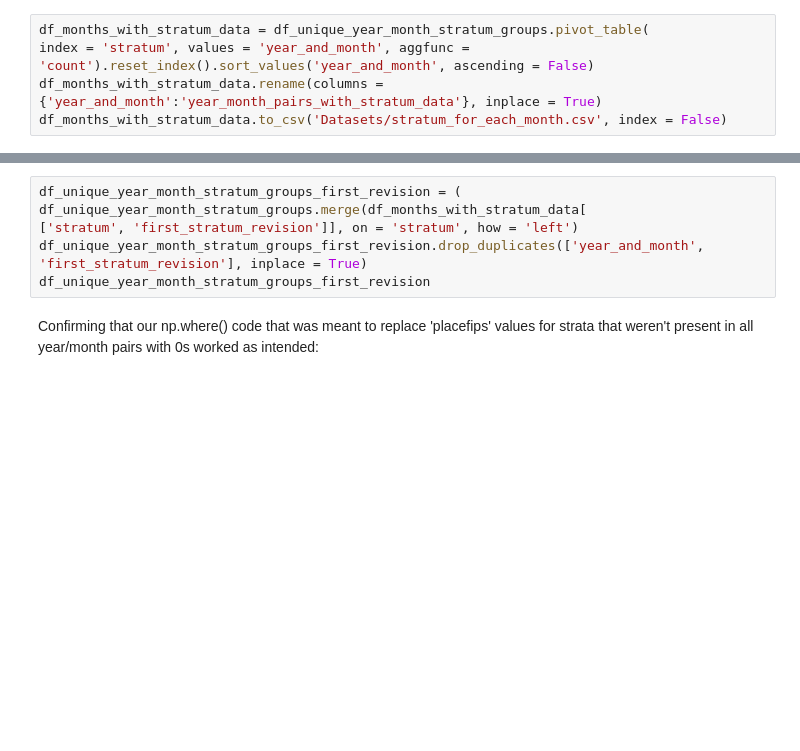
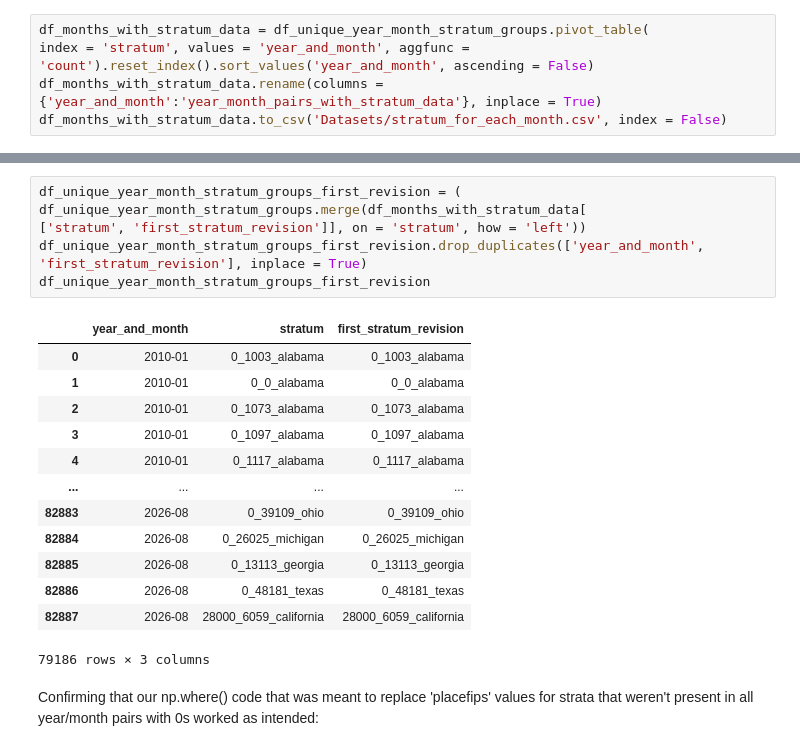
Before and after one commit to kburchfiel/employment_trends, a Jupyter notebook: employment_trends.ipynb, the cells around one changed output, grey strips where cells are left out. Cells and saved outputs as stored; diff of their text form; blank space fills up the shorter version.

```diff
--- a/employment_trends.ipynb
+++ b/employment_trends.ipynb
@@ -169,9 +331,23 @@ df_months_with_stratum_data
 # %%
 df_unique_year_month_stratum_groups_first_revision = (
 df_unique_year_month_stratum_groups.merge(df_months_with_stratum_data[
-['stratum', 'first_stratum_revision']], on = 'stratum', how = 'left')
+['stratum', 'first_stratum_revision']], on = 'stratum', how = 'left'))
 df_unique_year_month_stratum_groups_first_revision.drop_duplicates(['year_and_month', 'first_stratum_revision'], inplace = True)
 df_unique_year_month_stratum_groups_first_revision
+# %% [output]
+|  | year_and_month | stratum | first_stratum_revision |
+| 0 | 2010-01 | 0_1003_alabama | 0_1003_alabama |
+| 1 | 2010-01 | 0_0_alabama | 0_0_alabama |
+| 2 | 2010-01 | 0_1073_alabama | 0_1073_alabama |
+| 3 | 2010-01 | 0_1097_alabama | 0_1097_alabama |
+| 4 | 2010-01 | 0_1117_alabama | 0_1117_alabama |
+| ... | ... | ... | ... |
+| 82883 | 2026-08 | 0_39109_ohio | 0_39109_ohio |
+| 82884 | 2026-08 | 0_26025_michigan | 0_26025_michigan |
+| 82885 | 2026-08 | 0_13113_georgia | 0_13113_georgia |
+| 82886 | 2026-08 | 0_48181_texas | 0_48181_texas |
+| 82887 | 2026-08 | 28000_6059_california | 28000_6059_california |
+79186 rows × 3 columns
 # %% [markdown]
 Confirming that our np.where() code that was meant to replace 'placefips' values for strata that weren't present in all year/month pairs with 0s worked as intended:
 # %%
```
Also changed, not shown: parts of 101 cells of this notebook, 2 other files.
